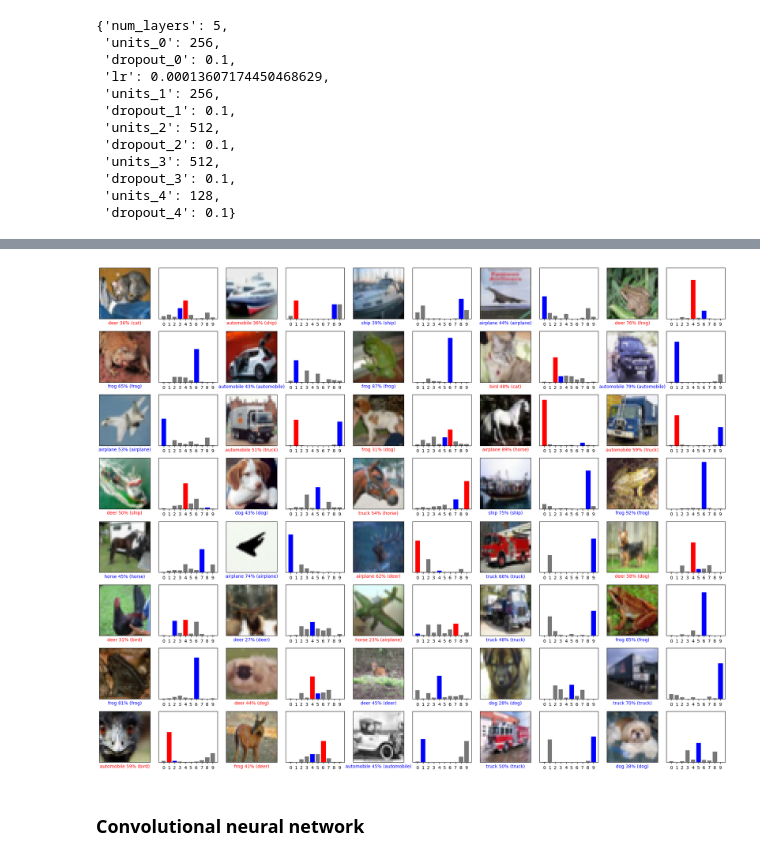
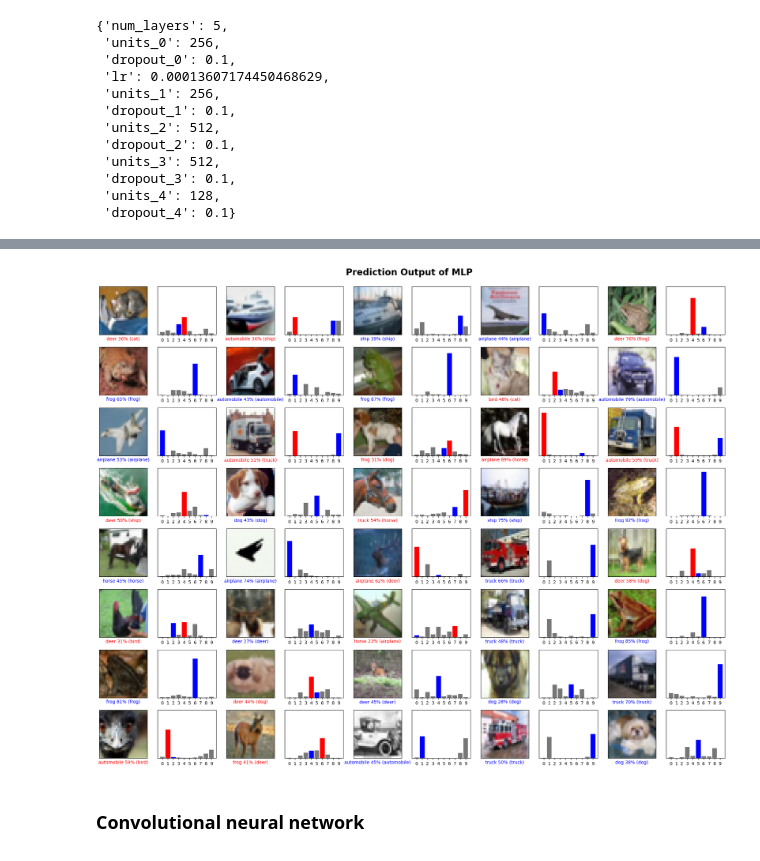
Before and after one commit to stephensusanto/MLDM, a Jupyter notebook: COMP5318-assignment2-template-notebook.ipynb, the cells around one changed output, grey strips where cells are left out. Saved outputs shown, nothing was run; the diff lists cells and outputs as text; code cells hidden in the pictures.

Commit message:
set the figure size

```diff
--- a/COMP5318-assignment2-template-notebook.ipynb
+++ b/COMP5318-assignment2-template-notebook.ipynb
@@ -1193,11 +1192,12 @@ num_rows = 8
 num_cols = 5
 num_images = num_rows * num_cols
 plt.figure(figsize=(2 * 2 * num_cols, 2 * num_rows))
+plt.suptitle('Prediction Output of MLP', fontsize = 20, fontweight = 'bold')
 for i in range(num_images):
     plt.subplot(num_rows, 2 * num_cols, 2 * i + 1)
     plot_image(i, predictions_mlp[i], y_test, X_test)
     plt.subplot(num_rows, 2*num_cols, 2*i+2)
     plot_value_array(i, predictions_mlp[i], y_test)
-plt.tight_layout()
+plt.tight_layout(rect = [0, 0, 1, 0.98])
 plt.show()
 # %% [output]
@@ -1205,4 +1205,4 @@ plt.show()
-[figure, old version]
+[figure, new version]
 # %% [markdown]
 ### Convolutional neural network
 # %%
```
Also changed, not shown: parts of 6 cells of this notebook.
